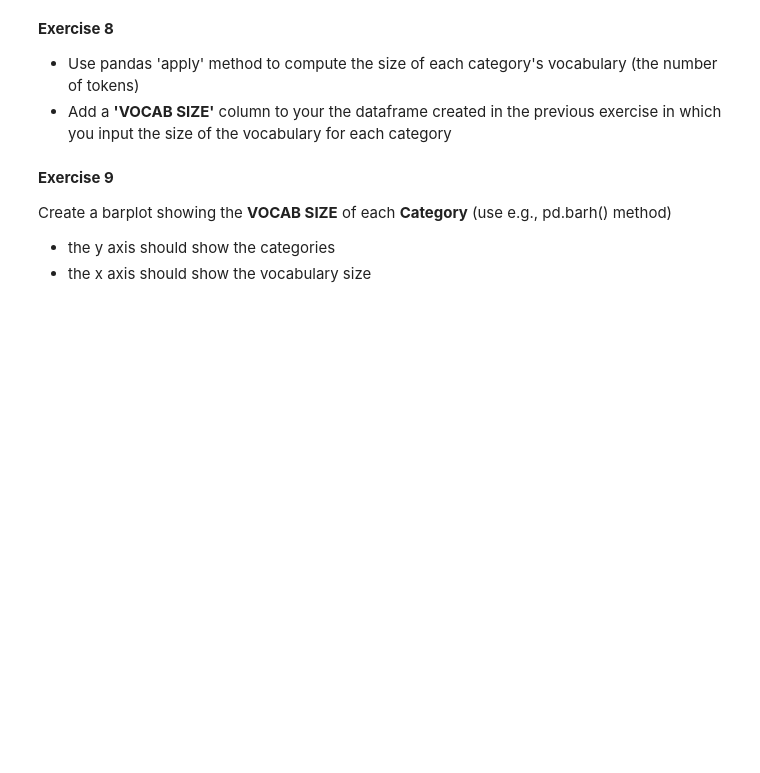
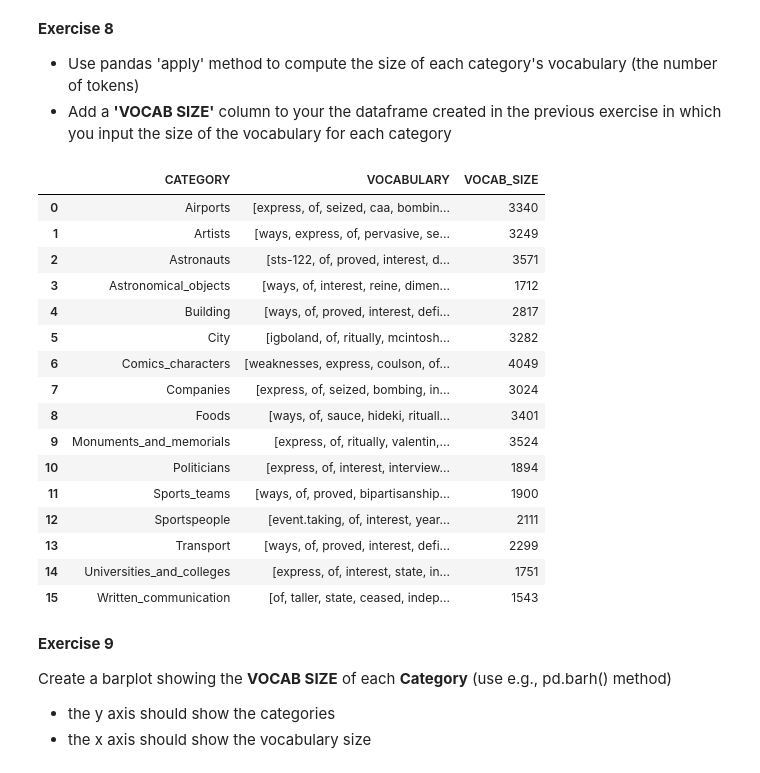
Before and after one commit to it-is-helga/m1-data-science-2025, a Jupyter notebook: class10-EDA/10_X_pandas_stats_viz.ipynb, the cells around one changed output. Saved outputs shown, nothing was run; the diff lists cells and outputs as text; code cells hidden in the pictures; blank space fills up the shorter version.

```diff
--- a/class10-EDA/10_X_pandas_stats_viz.ipynb
+++ b/class10-EDA/10_X_pandas_stats_viz.ipynb
@@ -122,3 +357,23 @@ Optional: for each category
+# %%
+df_voc
+# %% [output]
+|  | CATEGORY | VOCABULARY | VOCAB_SIZE |
+| 0 | Airports | [express, of, seized, caa, bombin... | 3340 |
+| 1 | Artists | [ways, express, of, pervasive, se... | 3249 |
+| 2 | Astronauts | [sts-122, of, proved, interest, d... | 3571 |
+| 3 | Astronomical_objects | [ways, of, interest, reine, dimen... | 1712 |
+| 4 | Building | [ways, of, proved, interest, defi... | 2817 |
+| 5 | City | [igboland, of, ritually, mcintosh... | 3282 |
+| 6 | Comics_characters | [weaknesses, express, coulson, of... | 4049 |
+| 7 | Companies | [express, of, seized, bombing, in... | 3024 |
+| 8 | Foods | [ways, of, sauce, hideki, rituall... | 3401 |
+| 9 | Monuments_and_memorials | [express, of, ritually, valentin,... | 3524 |
+| 10 | Politicians | [express, of, interest, interview... | 1894 |
+| 11 | Sports_teams | [ways, of, proved, bipartisanship... | 1900 |
+| 12 | Sportspeople | [event.taking, of, interest, year... | 2111 |
+| 13 | Transport | [ways, of, proved, interest, defi... | 2299 |
+| 14 | Universities_and_colleges | [express, of, interest, state, in... | 1751 |
+| 15 | Written_communication | [of, taller, state, ceased, indep... | 1543 |
 # %% [markdown]
 **Exercise 9**
 
```
Also changed, not shown: parts of 35 cells of this notebook, 1 other file.
